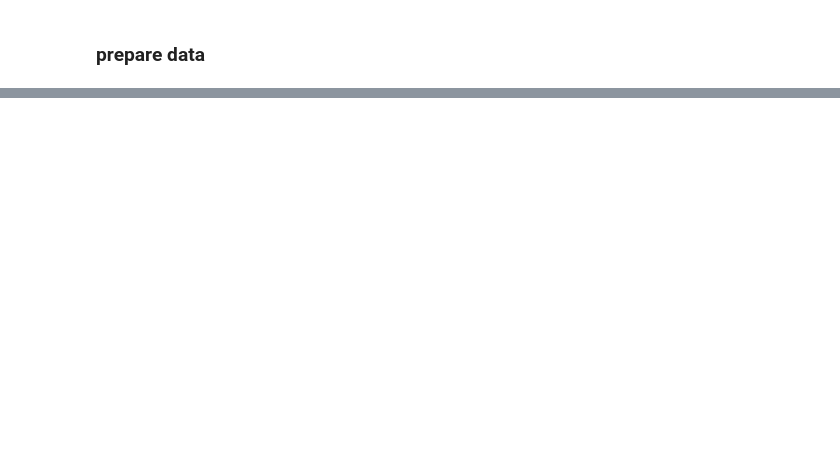
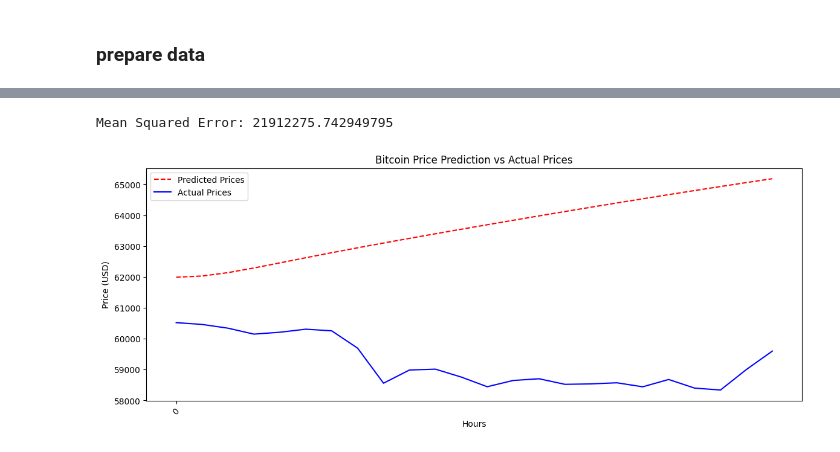
Before and after one commit to 73gon/bitcoin-forecasting-using-ml, a Jupyter notebook: bitcoin forecasting.ipynb, the cells around one changed output, grey strips where cells are left out. Saved outputs shown, nothing was run; the diff lists cells and outputs as text; code cells hidden in the pictures; blank space fills up the shorter version.

```diff
--- a/bitcoin forecasting.ipynb
+++ b/bitcoin forecasting.ipynb
@@ -445,0 +294,30 @@ print(f"Average Overlap Index (AOI): {aoi_value:.4f}")
+# %%
+# Number of hours to predict (10 days * 24 hours)
+num_hours_to_predict = 24
+
+# Initialize the input data with the 240 hours prior to the last 240 hours of the actual data
+start_index = len(model_inputs) - prediction_hours - num_hours_to_predict
+real_data = model_inputs[start_index:start_index + prediction_hours, 0]
+real_data = np.array(real_data)
+real_data = np.reshape(real_data, (1, real_data.shape[0], 1))
+
+predicted_prices = []
+
+for _ in range(num_hours_to_predict):
+    # Predict the next hour's price
+    predicted = model.predict(real_data)
+    predicted_price = scaler.inverse_transform(predicted)[0][0]
+    predicted_prices.append(predicted_price)
+
+    # Update the input data with the new prediction
+    new_input = np.append(real_data[0][1:], [[predicted[0][0]]], axis=0)
+    real_data = np.reshape(new_input, (1, new_input.shape[0], 1))
+
+# Extract the actual prices for the last 240 hours for comparison
+actual_prices = scaler.inverse_transform(model_inputs[-num_hours_to_predict:].reshape(-1, 1)).flatten()
+
+# Print the predicted prices for the next 240 hours
+print(f'Predicted prices for the next {num_hours_to_predict} hours: {predicted_prices}')
+
+# Print the actual prices for the last 240 hours
+print(f'Actual prices for the last {num_hours_to_predict} hours: {actual_prices}')
@@ -445,0 +342,19 @@ print(f"Average Overlap Index (AOI): {aoi_value:.4f}")
+# %%
+# Calculate and print the mean squared error
+mse = mean_squared_error(actual_prices, predicted_prices)
+print(f'Mean Squared Error: {mse}')
+# %% [output]
+Mean Squared Error: 21912275.742949795
+# %%
+# Optionally, plot the predicted and actual prices for comparison
+plt.figure(figsize=(14, 5))
+plt.plot(range(num_hours_to_predict), predicted_prices, color='red', linestyle='dashed', label='Predicted Prices')
+plt.plot(range(num_hours_to_predict), actual_prices, color='blue', linestyle='solid', label='Actual Prices')
+plt.title('Bitcoin Price Prediction vs Actual Prices')
+plt.xlabel('Hours')
+plt.ylabel('Price (USD)')
+plt.legend()
+plt.xticks(range(0, num_hours_to_predict, 24), rotation=45)  # Label every 24 hours
+plt.show()
+# %% [output]
+[figure, added]
```
Also changed, not shown: parts of 30 cells of this notebook, 6 other files.
